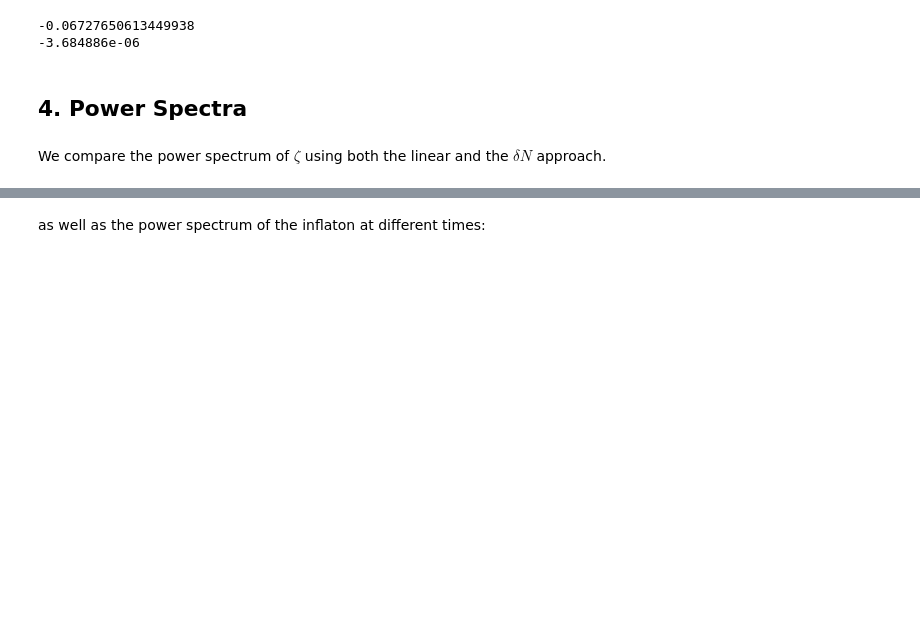
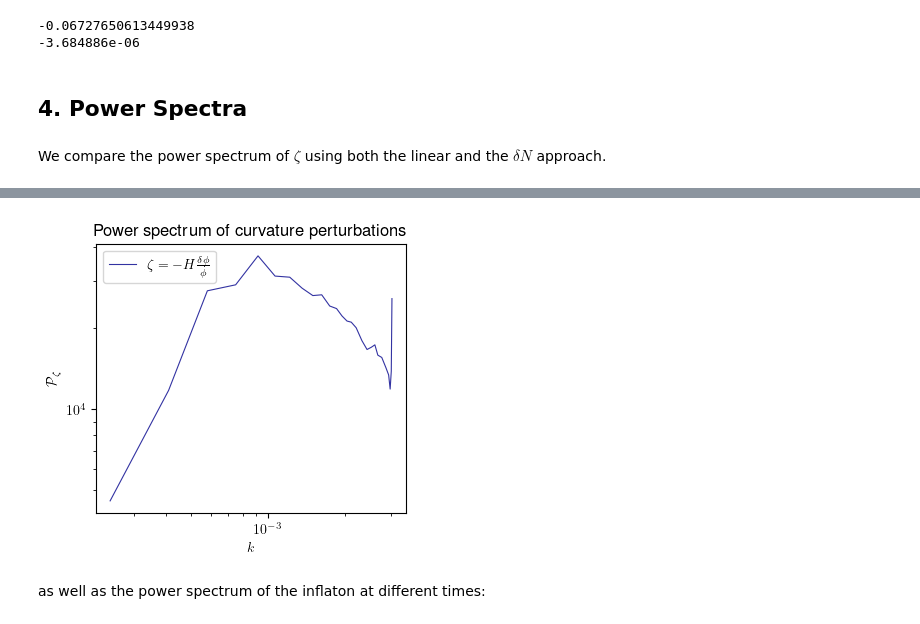
Before and after one commit to caravangelo/inflation-easy, a Jupyter notebook: notebooks/plot.ipynb, the cells around one changed output, grey strips where cells are left out. Saved outputs shown, nothing was run; the diff lists cells and outputs as text; code cells hidden in the pictures; blank space fills up the shorter version.

```diff
--- a/notebooks/plot.ipynb
+++ b/notebooks/plot.ipynb
@@ -29,6 +29,8 @@ path = '../results/'
 
 # Load simulation data
 s = np.loadtxt(path + 'spectra.dat')
+sGW = np.loadtxt(path + 'spectraGW.dat')
+sOmegaGW = np.loadtxt(path + 'spectraOmegaGW.dat')
 #sN = np.loadtxt(path + 'spectraN.dat')
 k_list = np.loadtxt(path + 'modes.dat')
 st = np.loadtxt(path + 'spectratimes.dat')
@@ -42,6 +44,8 @@ sh = np.loadtxt(path + 'histogram.dat')
 #sh_zeta = np.loadtxt(path + 'histogramN.dat')
 sht = np.loadtxt(path + 'histogramtimes.dat')
 #sht_zeta = np.loadtxt(path + 'histogramtimesN.dat')
+
+sN = np.loadtxt(path + 'spectraN.dat')
 # %% [markdown]
 ## 3. Inflaton Mean and Velocity
 We analyze how the mean inflaton field $\langle\phi\rangle$ and its velocity $\langle\dot\phi\rangle$ evolve during the simulation.
@@ -105,3 +110,31 @@ plt.show()
+# %%
+# Extract spectra over time
+spectrumN_list = [sN[i:i+len(k_list), 2] for i in range(0, len(sN[:, 0]), len(k_list))]
+
+#spectrumN_list = [sN[i:i+len(k_list), 2] for i in range(0, len(sN[:, 0]), len(k_list))]
+
+# Plot final power spectra of zeta
+cutoff_i = len(k_list)
+lowcutoff_i = 1
+
+plt.figure(figsize=(4, 3.5))
+plt.loglog(k_list[lowcutoff_i:cutoff_i],
+           spectrumN_list[-1][lowcutoff_i:cutoff_i] * k_list[lowcutoff_i:cutoff_i]**3 / (2 * np.pi**2) *
+           (fv[-1, 2] / sf[-1, 2])**(-2),
+           alpha=0.8, lw=0.8, color='darkblue', label=r'$\zeta=-H\frac{\delta\phi}{\dot\phi}$')
+
+#plt.loglog(k_list[lowcutoff_i:cutoff_i],
+#           spectrumN_list[-1][lowcutoff_i:cutoff_i] * k_list[lowcutoff_i:cutoff_i]**3 / (2 * np.pi**2),
+#           '.', alpha=0.8, lw=2, color='darkgreen', label=r'$\zeta=\delta N$')
+
+plt.ylabel(r'$\mathcal P_{\zeta}$')
+plt.xlabel(r'$k$')
+plt.legend()
+plt.title("Power spectrum of curvature perturbations")
+#plt.savefig('../plots/spectrum.pdf', dpi=300, bbox_inches='tight')
+plt.show()
+# %% [output]
+[figure, added]
 # %% [markdown]
 as well as the power spectrum of the inflaton at different times:
 # %%
```
Also changed, not shown: parts of 29 cells of this notebook, 6 other files.
